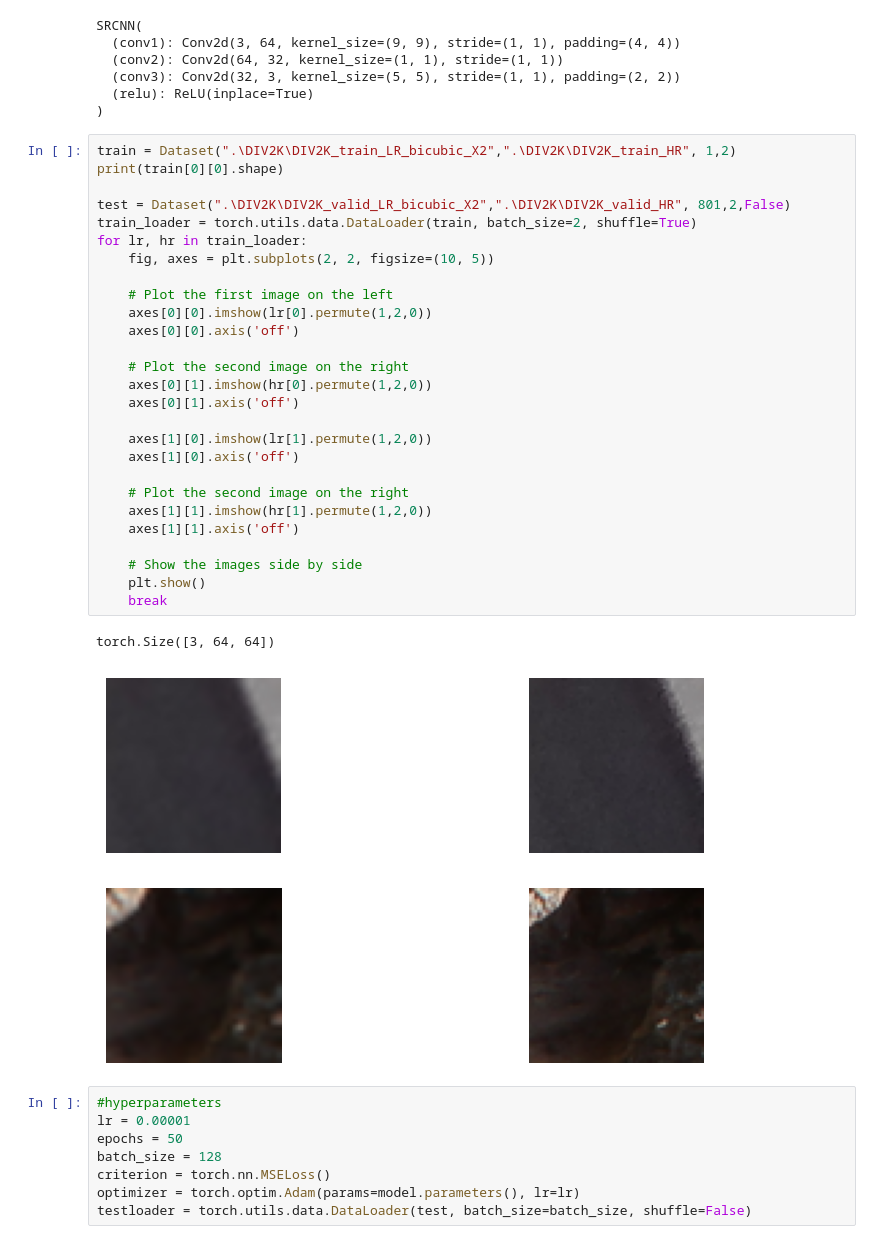
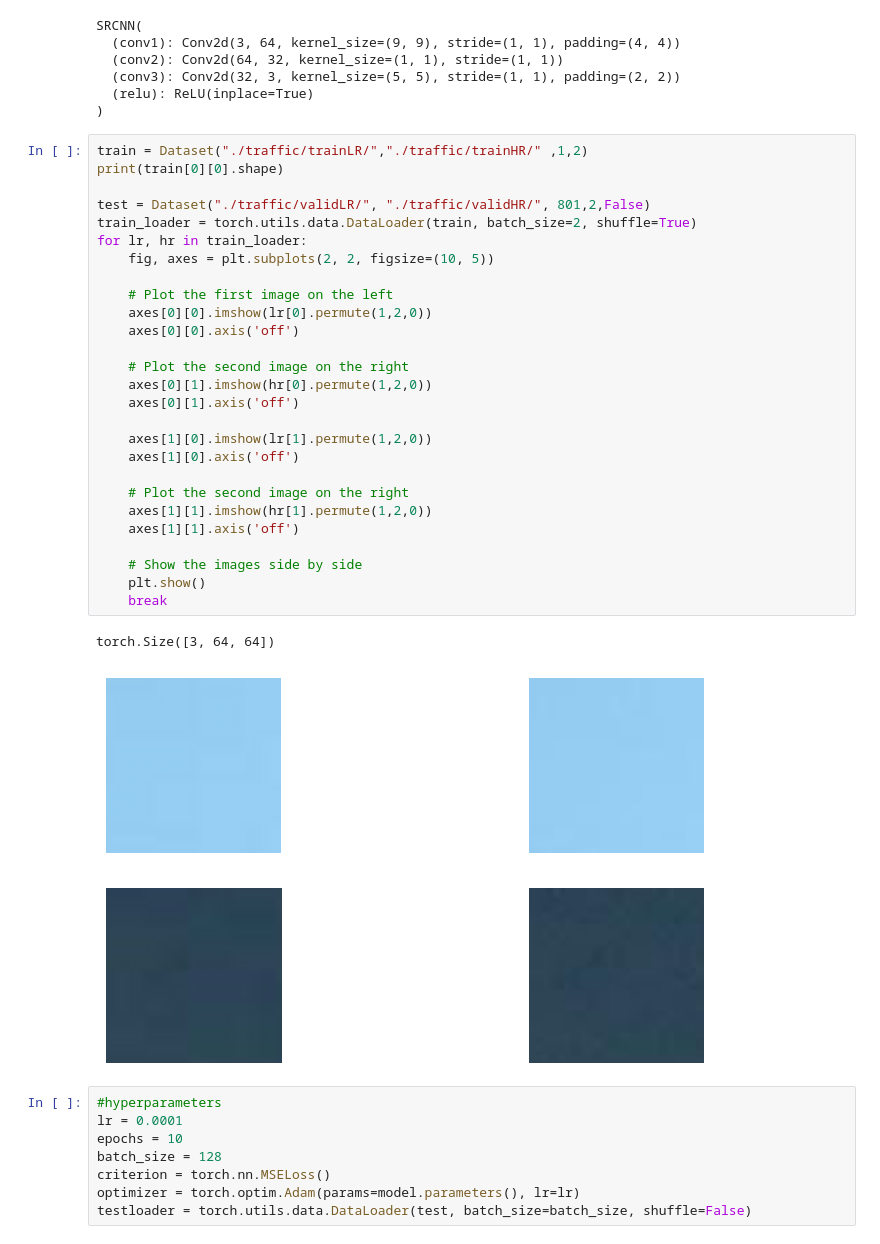
Before and after one commit to waggle-sensor/summer2023, a Jupyter notebook: Arnold/super-resolution/SRCNN.ipynb, the cells around one changed output. Drawn from its saved outputs; the diff is of its cells as text.

```diff
--- a/Arnold/super-resolution/SRCNN.ipynb
+++ b/Arnold/super-resolution/SRCNN.ipynb
@@ -22,39 +22,39 @@ SRCNN(
   (relu): ReLU(inplace=True)
 )
 # %%
-train = Dataset(".\DIV2K\DIV2K_train_LR_bicubic_X2",".\DIV2K\DIV2K_train_HR", 1,2)
+train = Dataset("./traffic/trainLR/","./traffic/trainHR/" ,1,2)
 print(train[0][0].shape)
 
-test = Dataset(".\DIV2K\DIV2K_valid_LR_bicubic_X2",".\DIV2K\DIV2K_valid_HR", 801,2,False)
+test = Dataset("./traffic/validLR/", "./traffic/validHR/", 801,2,False)
 train_loader = torch.utils.data.DataLoader(train, batch_size=2, shuffle=True)
 for lr, hr in train_loader:
     fig, axes = plt.subplots(2, 2, figsize=(10, 5))
 
     # Plot the first image on the left
     axes[0][0].imshow(lr[0].permute(1,2,0))
     axes[0][0].axis('off')
 
     # Plot the second image on the right
     axes[0][1].imshow(hr[0].permute(1,2,0))
     axes[0][1].axis('off')
 
     axes[1][0].imshow(lr[1].permute(1,2,0))
     axes[1][0].axis('off')
 
     # Plot the second image on the right
     axes[1][1].imshow(hr[1].permute(1,2,0))
     axes[1][1].axis('off')
 
     # Show the images side by side
     plt.show()
     break
 # %% [output]
 torch.Size([3, 64, 64])
-[figure, old version]
+[figure, new version]
 # %%
 #hyperparameters
-lr = 0.00001
-epochs = 50
+lr = 0.0001
+epochs = 10
 batch_size = 128
 criterion = torch.nn.MSELoss()
 optimizer = torch.optim.Adam(params=model.parameters(), lr=lr)
```
Also changed, not shown: parts of 5 cells of this notebook, 17 other files.
